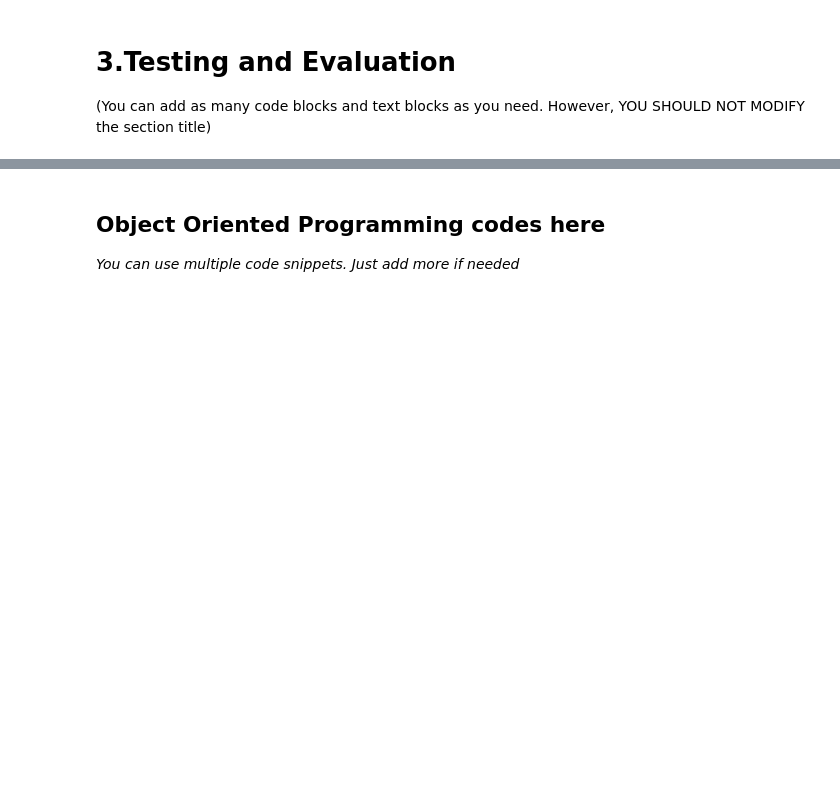
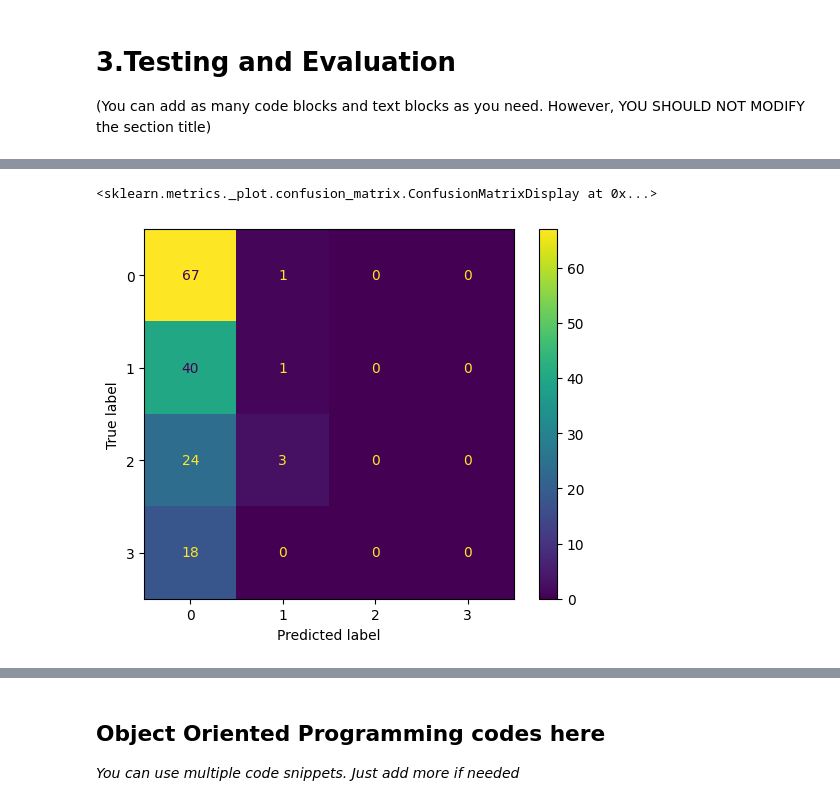
Before and after one commit to kaiyuanCui/nlp-group-project, a Jupyter notebook: testing-grounds/retrieval_combined.ipynb, the cells around one changed output, grey strips where cells are left out. Drawn from its saved outputs; the diff is of its cells as text; code cells hidden in the pictures; blank space fills up the shorter version.

```diff
--- a/testing-grounds/retrieval_combined.ipynb
+++ b/testing-grounds/retrieval_combined.ipynb
@@ -1442,0 +1467,3 @@ weighted avg       0.90      0.90      0.90      3080
+# %%
+train_dataset = TrainDataset(train_in, train_data["claim_label"])
+dataloader = DataLoader(train_dataset, batch_size = 20, shuffle = True, num_workers = 0,collate_fn=train_dataset.collate_fn)
@@ -1442,0 +1525,23 @@ weighted avg       0.90      0.90      0.90      3080
+# %%
+device = torch.device("cuda" if torch.cuda.is_available() else "cpu")
+classification_model = ClassificationModel(embed_dim = 512, wordlist_size = len(id2token), block_size = 280, drop_prob = 0.1, n_classes = 4, n_heads = 4)
+classification_model.to(device)
+lr = 0.0001
+optimizer = torch.optim.Adam(classification_model.parameters(), lr=lr)
+#loss_t = nn.CrossEntropyLoss(weight = torch.FloatTensor(weight).cuda())
+loss_t = nn.CrossEntropyLoss()
+# %%
+def train():
+  classification_model.train()
+  total_loss = 0.
+  #start_time = time.time()
+  for (i, targets) in enumerate(dataloader):
+    optimizer.zero_grad()
+    out = classification_model(targets["queries"].cuda())
+    loss = loss_t(out, targets["labels"].cuda())
+    #loss = loss
+    #torch.nn.utils.clip_grad_norm_()
+
+    loss.backward()
+    optimizer.step()
+    total_loss += loss.item()
@@ -1442,0 +1644,12 @@ weighted avg       0.90      0.90      0.90      3080
+# %%
+
+epochs = 10
+m = 0
+for epoch in range(epochs):
+  loss = 0
+  train()
+
+  acc, pred= evaluate(classification_model, dev_in, dev_label)
+  if acc > m:
+    m = acc
+    m_pred= pred
@@ -1442,0 +1674,7 @@ weighted avg       0.90      0.90      0.90      3080
+# %%
+from sklearn.metrics import confusion_matrix, ConfusionMatrixDisplay, classification_report
+cm = confusion_matrix(dev_label, m_pred)
+ConfusionMatrixDisplay(cm).plot()
+# %% [output]
+<sklearn.metrics._plot.confusion_matrix.ConfusionMatrixDisplay at 0x...>
+[figure, added]
```
Also changed, not shown: parts of 56 cells of this notebook.
